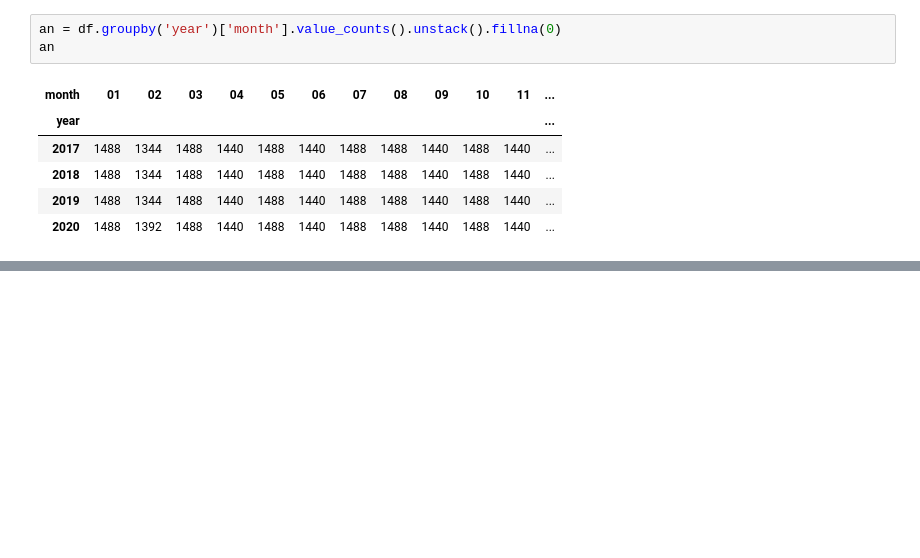
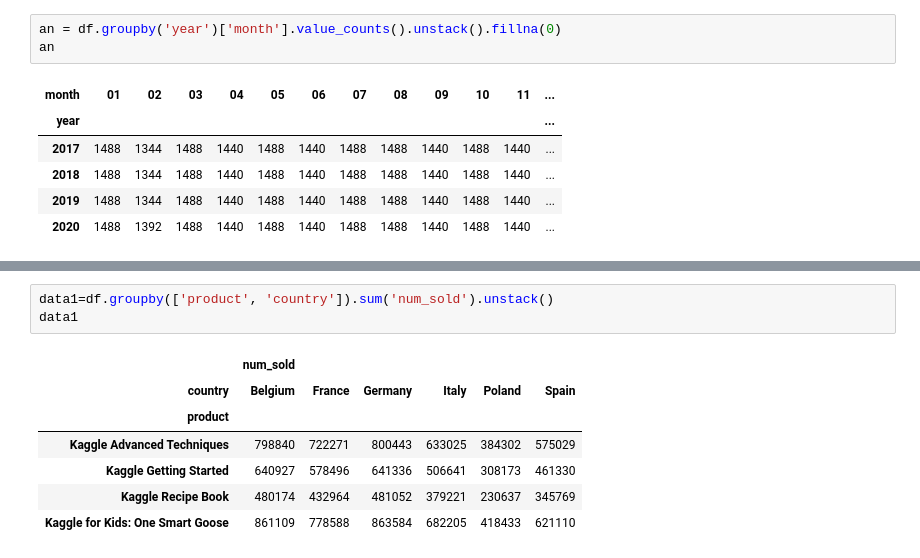
Before and after one commit to Andrey1Ermak/DataScience, a Jupyter notebook: Tabular playground series sep 2022/Tabular_playground_series_sep_2022_EDA.ipynb, the cells around one changed output, grey strips where cells are left out. Cells and saved outputs as stored; diff of their text form; blank space fills up the shorter version.

```diff
--- a/Tabular playground series sep 2022/Tabular_playground_series_sep_2022_EDA.ipynb
+++ b/Tabular playground series sep 2022/Tabular_playground_series_sep_2022_EDA.ipynb
@@ -101,0 +138,11 @@ plt.show()
+# %%
+data1=df.groupby(['product', 'country']).sum('num_sold').unstack()
+data1
+# %% [output]
+|  | num_sold |  |  |  |  |  |
+| country | Belgium | France | Germany | Italy | Poland | Spain |
+| product |  |  |  |  |  |  |
+| Kaggle Advanced Techniques | 798840 | 722271 | 800443 | 633025 | 384302 | 575029 |
+| Kaggle Getting Started | 640927 | 578496 | 641336 | 506641 | 308173 | 461330 |
+| Kaggle Recipe Book | 480174 | 432964 | 481052 | 379221 | 230637 | 345769 |
+| Kaggle for Kids: One Smart Goose | 861109 | 778588 | 863584 | 682205 | 418433 | 621110 |
```
Also changed, not shown: parts of 9 cells of this notebook.
